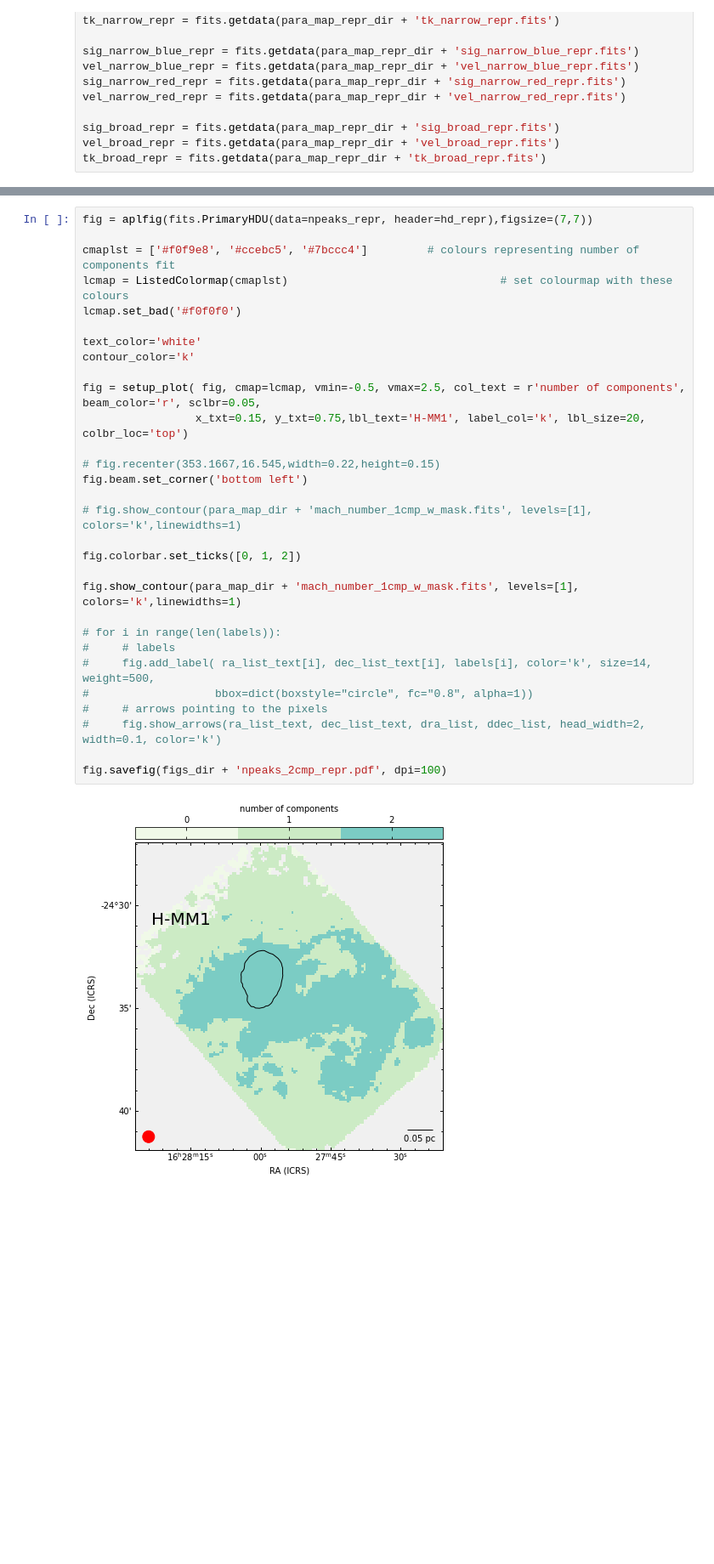
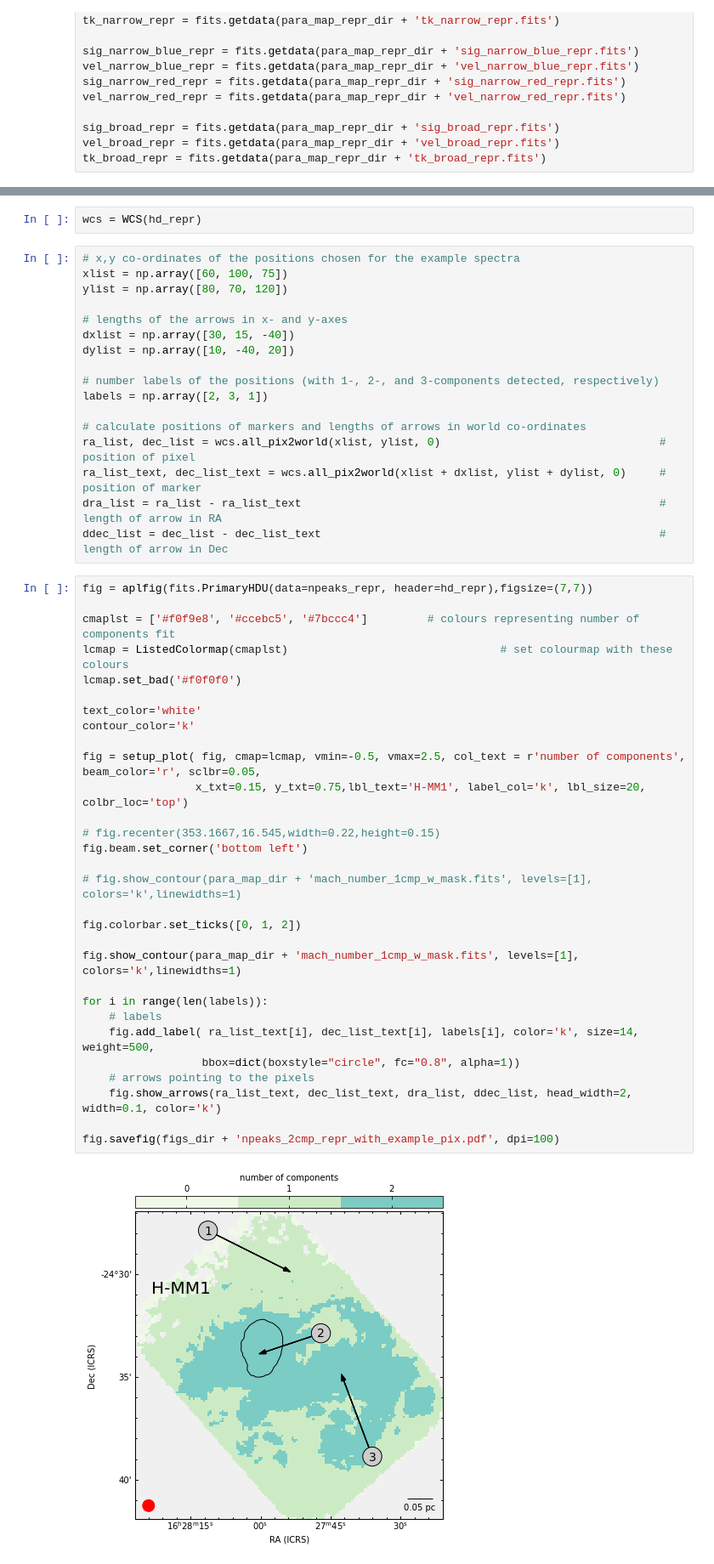
Before and after one commit to SpandanCh/H-MM1_extended_subsonic, a Jupyter notebook: make_figures.ipynb, the cells around one changed output, grey strips where cells are left out. Shown at 85% size. Saved outputs shown, nothing was run; the diff lists cells and outputs as text; blank space fills up the shorter version.

Commit message:
npeaks updated

```diff
--- a/make_figures.ipynb
+++ b/make_figures.ipynb
@@ -301,32 +315,51 @@ tk_broad_repr = fits.getdata(para_map_repr_dir + 'tk_broad_repr.fits')
+# %%
+wcs = WCS(hd_repr)
+# %%
+# x,y co-ordinates of the positions chosen for the example spectra
+xlist = np.array([60, 100, 75])
+ylist = np.array([80, 70, 120])
+
+# lengths of the arrows in x- and y-axes
+dxlist = np.array([30, 15, -40])
+dylist = np.array([10, -40, 20])
+
+# number labels of the positions (with 1-, 2-, and 3-components detected, respectively)
+labels = np.array([2, 3, 1])
+
+# calculate positions of markers and lengths of arrows in world co-ordinates
+ra_list, dec_list = wcs.all_pix2world(xlist, ylist, 0)                                 # position of pixel
+ra_list_text, dec_list_text = wcs.all_pix2world(xlist + dxlist, ylist + dylist, 0)     # position of marker
+dra_list = ra_list - ra_list_text                                                      # length of arrow in RA
+ddec_list = dec_list - dec_list_text                                                   # length of arrow in Dec
 # %%
 fig = aplfig(fits.PrimaryHDU(data=npeaks_repr, header=hd_repr),figsize=(7,7))
 
 cmaplst = ['#f0f9e8', '#ccebc5', '#7bccc4']         # colours representing number of components fit
 lcmap = ListedColormap(cmaplst)                                # set colourmap with these colours
 lcmap.set_bad('#f0f0f0')
 
 text_color='white'
 contour_color='k'
 
 fig = setup_plot( fig, cmap=lcmap, vmin=-0.5, vmax=2.5, col_text = r'number of components', beam_color='r', sclbr=0.05,
                  x_txt=0.15, y_txt=0.75,lbl_text='H-MM1', label_col='k', lbl_size=20, colbr_loc='top')
 
 # fig.recenter(353.1667,16.545,width=0.22,height=0.15)
 fig.beam.set_corner('bottom left')
 
 # fig.show_contour(para_map_dir + 'mach_number_1cmp_w_mask.fits', levels=[1], colors='k',linewidths=1)
 
 fig.colorbar.set_ticks([0, 1, 2])
 
 fig.show_contour(para_map_dir + 'mach_number_1cmp_w_mask.fits', levels=[1], colors='k',linewidths=1)
 
-# for i in range(len(labels)):
-#     # labels
-#     fig.add_label( ra_list_text[i], dec_list_text[i], labels[i], color='k', size=14, weight=500,
-#                   bbox=dict(boxstyle="circle", fc="0.8", alpha=1))
-#     # arrows pointing to the pixels
-#     fig.show_arrows(ra_list_text, dec_list_text, dra_list, ddec_list, head_width=2, width=0.1, color='k')
+for i in range(len(labels)):
+    # labels
+    fig.add_label( ra_list_text[i], dec_list_text[i], labels[i], color='k', size=14, weight=500,
+                  bbox=dict(boxstyle="circle", fc="0.8", alpha=1))
+    # arrows pointing to the pixels
+    fig.show_arrows(ra_list_text, dec_list_text, dra_list, ddec_list, head_width=2, width=0.1, color='k')
 
-fig.savefig(figs_dir + 'npeaks_2cmp_repr.pdf', dpi=100)
+fig.savefig(figs_dir + 'npeaks_2cmp_repr_with_example_pix.pdf', dpi=100)
 # %% [output]
-[figure, old version]
+[figure, new version]
```
Also changed, not shown: parts of 5 cells of this notebook, 2 other files.
